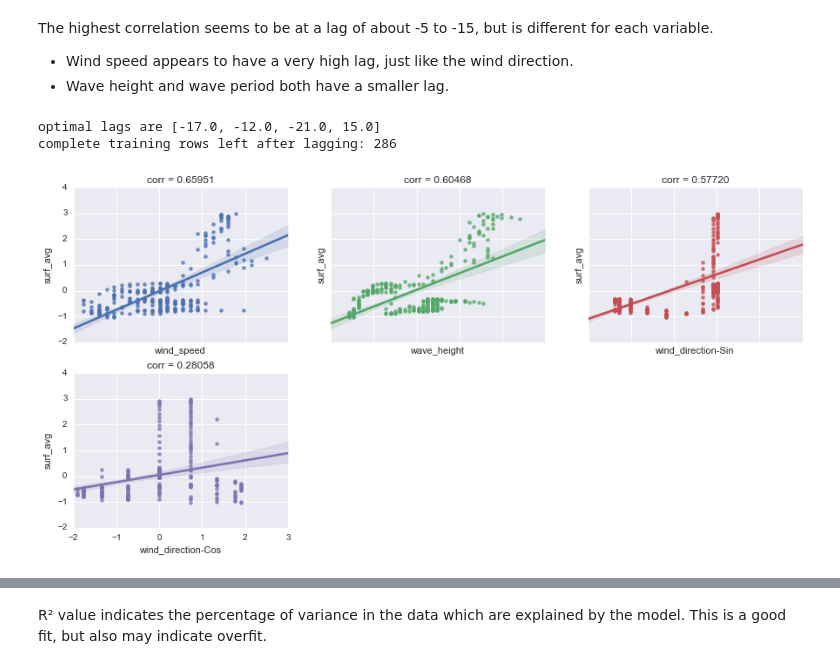
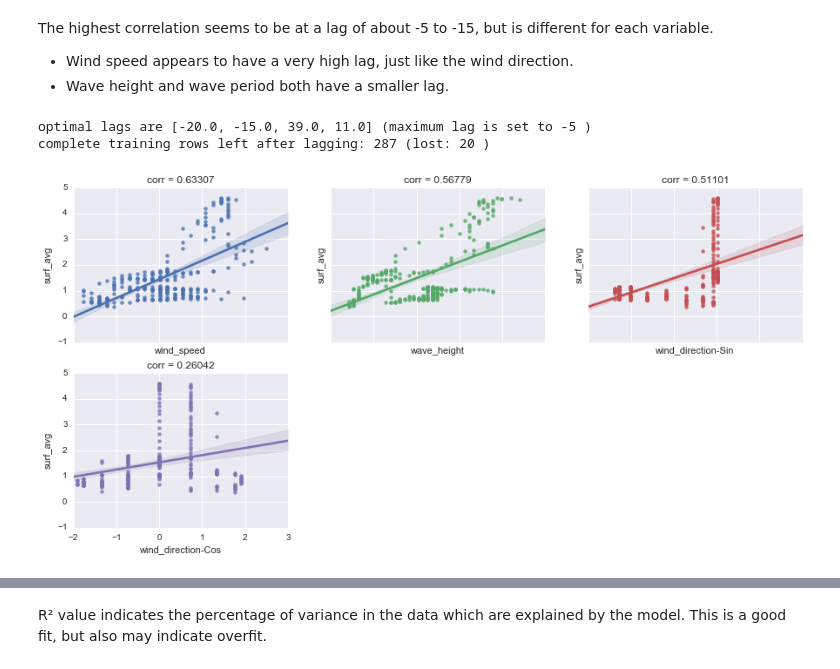
Before and after one commit to felix-last/wave-forecast, a Jupyter notebook: wave-forecast-prepare-data.ipynb, the cells around one changed output, grey strips where cells are left out. Drawn from its saved outputs; the diff is of its cells as text; code cells hidden in the pictures.

```diff
--- a/wave-forecast-prepare-data.ipynb
+++ b/wave-forecast-prepare-data.ipynb
@@ -225,12 +224,16 @@ dtype: int64
 # %% [markdown]
 # Normalization
 # %%
-mean_target = s_target.mean()
-std_target = s_target.std()
-def denormalize_target(series):
-    return series * std_target + mean_target
+#mean_target = s_target.mean()
+#std_target = s_target.std()
+#def denormalize_target(series):
+#    return series * std_target + mean_target
 
-with warnings.catch_warnings():
-    warnings.simplefilter("ignore")
-    #df_train[df_explanatory.columns] = df_train[df_explanatory.columns].apply(preprocessing.scale)
-    df_train = df_train.apply(preprocessing.scale)
+def normalize(df_in):
+    with warnings.catch_warnings():
+        warnings.simplefilter("ignore")
+        return df_in.apply(preprocessing.scale)
+
+df_train[df_explanatory.columns] = normalize(df_train[df_explanatory.columns])
+plot_scatter_correlation(df_train[df_explanatory.columns], df_train[target_var])
+#df_train = df_train.apply(preprocessing.scale)
@@ -270,21 +271,24 @@ The highest correlation seems to be at a lag of about -5 to -15, but is differen
 - Wave height and wave period both have a smaller lag.
 # %%
 optimal_lags = [list(vec).index(vec.max()) - (len(vec)+1)/2 for vec in lag_corr]
-print('optimal lags are', optimal_lags)
-df_lagged = pd.DataFrame()
-for i, lag in enumerate(optimal_lags):
-    var = df_explanatory.columns[i]
-    if(lag < 0):
-        df_lagged = pd.concat([df_lagged,df_train[var].shift(-lag, freq='H', axis=0)], axis=1)
-    else:
-        df_lagged = pd.concat([df_lagged,df_train[var]], axis=1)
-df_lagged = pd.concat([df_lagged,df_train[target_var]], axis=1).dropna()
-print('complete training rows left after lagging:', len(df_lagged.dropna()))
+max_lag = -5 # should be negative or 0!
+print('optimal lags are', optimal_lags, '(maximum lag is set to',max_lag,')')
+def lag(df_in):
+    df_lagged = pd.DataFrame()
+    for i, lag in enumerate(optimal_lags):
+        var = df_in.columns[i]
+        if(lag > max_lag):
+            lag = max_lag
+        df_lagged = pd.concat([df_lagged,df_in[var].shift(-lag, freq='H', axis=0)], axis=1)
+    return df_lagged
+df_lagged = pd.concat([lag(df_train[df_explanatory.columns]),df_train[target_var]], axis=1).dropna()
+print('complete training rows left after lagging:', len(df_lagged), '(lost:', len(df_train)-len(df_lagged), ')')
+
 plot_scatter_correlation(df_lagged[df_explanatory.columns], df_lagged[target_var])
 # %% [output]
-optimal lags are [-17.0, -12.0, -21.0, 15.0]
-complete training rows left after lagging: 286
+optimal lags are [-20.0, -15.0, 39.0, 11.0] (maximum lag is set to -5 )
+complete training rows left after lagging: 287 (lost: 20 )
-[figure, old version]
+[figure, new version]
 # %%
 #lag_compare = pd.DataFrame(
 #    {'unlagged': [df_train[column].corr(df_train[target_var]) for column in df_explanatory.columns]},
```
Also changed, not shown: parts of 19 cells of this notebook, 1 other file.
